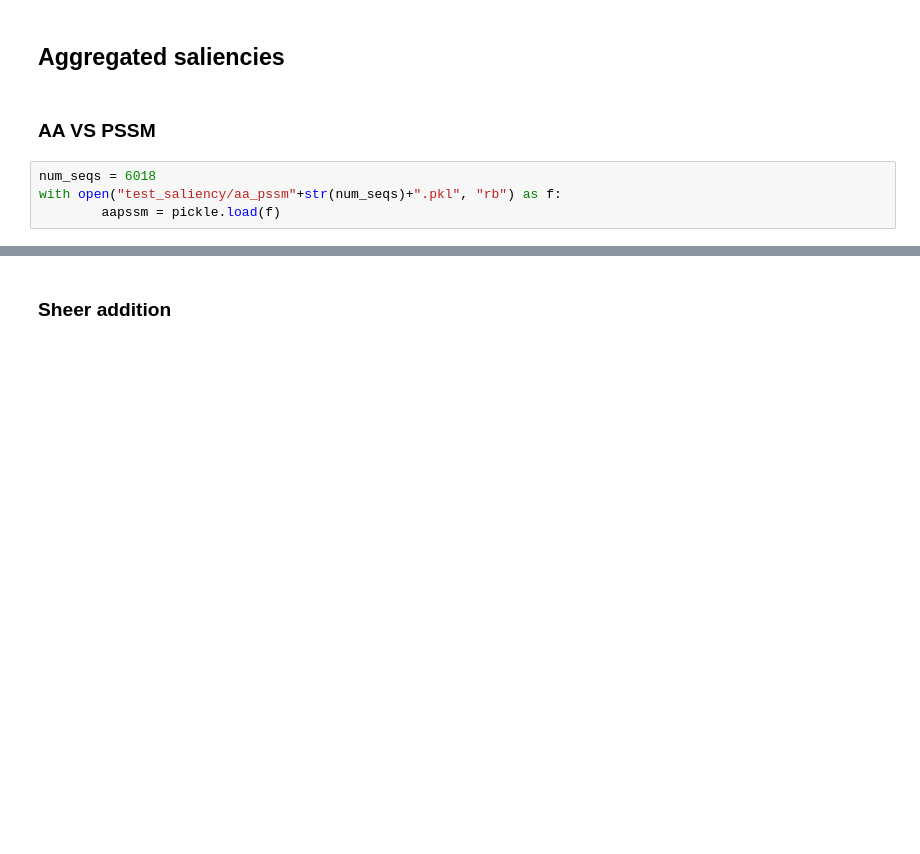
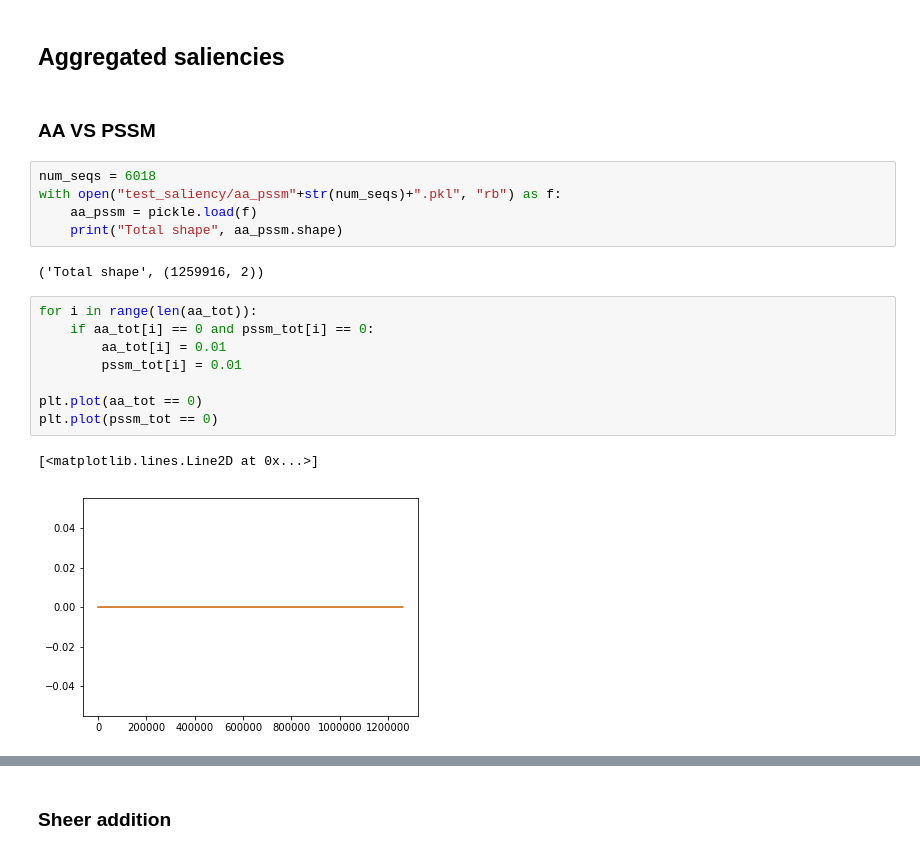
Before and after one commit to Juillermo/saliencyPSSP, a Jupyter notebook: Saliencies jurtz.ipynb, the cells around one changed output, grey strips where cells are left out. Cells and saved outputs as stored; diff of their text form; blank space fills up the shorter version.

```diff
--- a/Saliencies jurtz.ipynb
+++ b/Saliencies jurtz.ipynb
@@ -296,4 +296,18 @@ def plot2(total, aaString_jurtz, pssmString_jurtz):
 # %%
 num_seqs = 6018
 with open("test_saliency/aa_pssm"+str(num_seqs)+".pkl", "rb") as f:
-        aapssm = pickle.load(f)
+    aa_pssm = pickle.load(f)
+    print("Total shape", aa_pssm.shape)
+# %% [output]
+('Total shape', (1259916, 2))
+# %%
+for i in range(len(aa_tot)):
+    if aa_tot[i] == 0 and pssm_tot[i] == 0:
+        aa_tot[i] = 0.01
+        pssm_tot[i] = 0.01
+
+plt.plot(aa_tot == 0)
+plt.plot(pssm_tot == 0)
+# %% [output]
+[<matplotlib.lines.Line2D at 0x...>]
+[figure, added]
```
Also changed, not shown: parts of 12 cells of this notebook, 28 other files.
